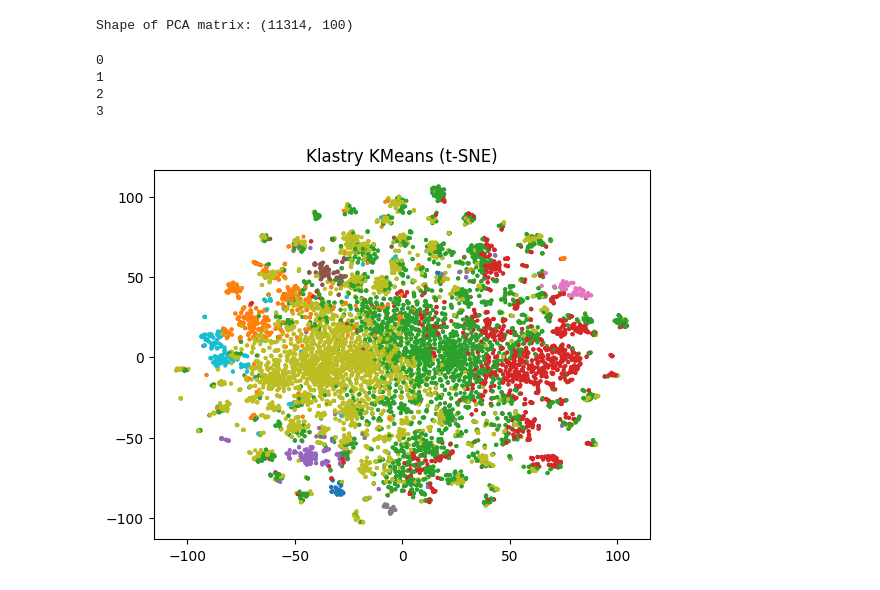
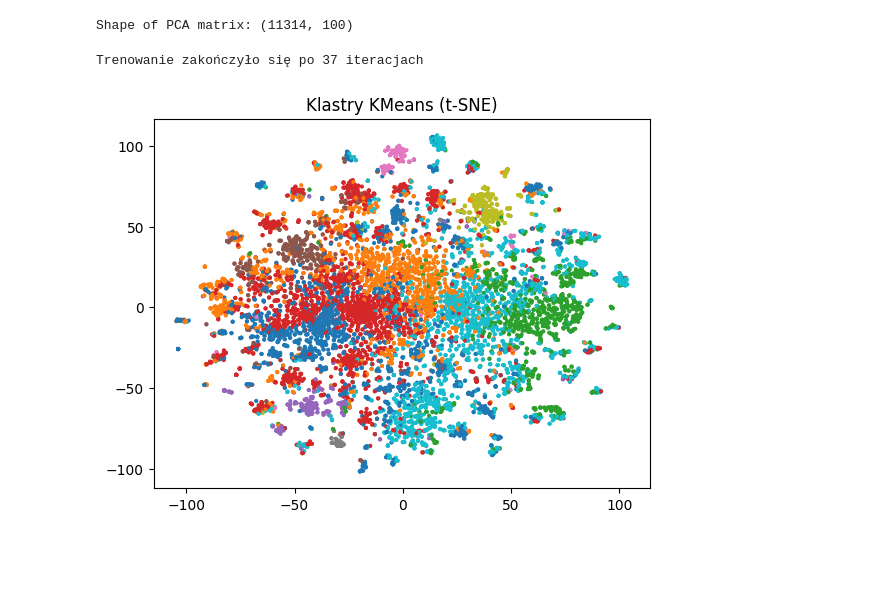
Before and after one commit to Owczany/Semestr-5, a Jupyter notebook: uczenie_maszynowe/lista_5/zadanie.ipynb, the cells around one changed output. Cells and saved outputs as stored; diff of their text form; code cells hidden in the pictures; blank space fills up the shorter version.

```diff
--- a/uczenie_maszynowe/lista_5/zadanie.ipynb
+++ b/uczenie_maszynowe/lista_5/zadanie.ipynb
@@ -360,7 +362,7 @@ plt.show()
 # %% [output]
 [figure]
 # %%
-k = 10
+k = 5
 model = KMeans(n_clusters=k, random_state=42)
 cluster_labels = model.fit_predict(pca_matrix)
 # %%
@@ -437,10 +439,12 @@ class KMeans:
         self.n_clusters = n_clusters
         self.random_state = random_state
         self.clusters = {}
+        self.trained = False
 
     def _init_clusters(self, X):
         np.random.seed(self.random_state)
 
+        self.trained = True
         idx = np.random.choice(X.shape[0], self.n_clusters, replace=False)
 
         for i, choosen_idx in enumerate(idx):
@@ -457,7 +461,7 @@ class KMeans:
             dist = np.array([self._distance(self.clusters[i]['center'], x ) for i in self.clusters])
             self.clusters[np.argmin(dist)]['points'].append(x) # Do najlepszego klastra dopisujemy punkt
 
-    def _update_clusters(self, X):
+    def _update_clusters(self):
         for i in self.clusters:
             pts = np.array(self.clusters[i]['points'])
             if pts.shape[0] > 0:
@@ -467,54 +471,75 @@ class KMeans:
         for i in self.clusters:
             self.clusters[i]['points'] = []
 
+    def _clusters_equal(self, centroids):
+        for i in self.clusters:
+            if (centroids[i] != self.clusters[i]['center']).any():
+                return False
+        return True
+
     def fit(self, X):
         # Zaincjalizuj klastry
         self._init_clusters(X)
 
-        last_centroids = []
+        for iter in range(100):
+            last_centroids = [self.clusters[i]['center'].copy() for i in self.clusters]
+            self._assign_clusters(X)
+            self._update_clusters()
+            self._clear_cluster_points()
+            if (self._clusters_equal(last_centroids)):
+                break
 
-        finish = False
+        print(f'Trenowanie zakończyło się po {iter} iteracjach')
 
-        for iter in range(100):
-            print(iter)
-            last_centroids = [self.clusters[i]['center'] for i in self.clusters]
-            self._assign_clusters(X)
-            self._update_clusters(X)
-            self._clear_cluster_points()
-            for i in self.clusters:
-                if (last_centroids[i] == self.clusters[i]['center']).all():
-                    finish = True
-                    break
-            if finish:
-                break
+    def partial_fit(self, X, lr=0.1):
+        """
+        Online update of centroids using incremental K-Means (MacQueen method).
+        X - new batch of points
+        lr - learning rate (0.05 - 0.2 is typical)
+        """
+
+        # jeśli fit() nie było wywołane
+        if not self.trained:
+            raise ValueError("Musisz najpierw wywołać fit() żeby zainicjalizować centroidy")
+
+        for x in X:
+            # znajdujemy najbliższy centroid
+            distances = [
+                self._distance(x, self.clusters[i]['center'])
+                for i in range(self.n_clusters)
+            ]
+            best = np.argmin(distances)
+
+            # aktualizacja centroidu - online gradient step
+            old_center = self.clusters[best]['center']
+            new_center = old_center + lr * (x - old_center)
+
+            self.clusters[best]['center'] = new_center
 
     def predict(self, X):
         predictions = []
         for x in X:
             distances = [self._distance(x, self.clusters[i]['center']) for i in range(self.n_clusters)]
             best_cluster = np.argmin(distances)
             predictions.append(best_cluster)
         return predictions
 
 kmeans = KMeans(n_clusters=10, random_state=16)
 kmeans.fit(pca_matrix)
 labels = kmeans.predict(pca_matrix)
 
 from sklearn.manifold import TSNE
 import matplotlib.pyplot as plt
 
 tsne = TSNE(n_components=2, random_state=42, perplexity=15)
 matrix_2d = tsne.fit_transform(pca_matrix)
 
 plt.scatter(matrix_2d[:, 0], matrix_2d[:, 1], c=labels, cmap='tab10', s=4)
 plt.title("Klastry KMeans (t-SNE)")
 plt.show()
 # %% [output]
-0
-1
-2
-3
+Trenowanie zakończyło się po 37 iteracjach
-[figure, old version]
+[figure, new version]
 # %%
 from sklearn.model_selection import train_test_split
 
```
Also changed, not shown: parts of 4 cells of this notebook.
